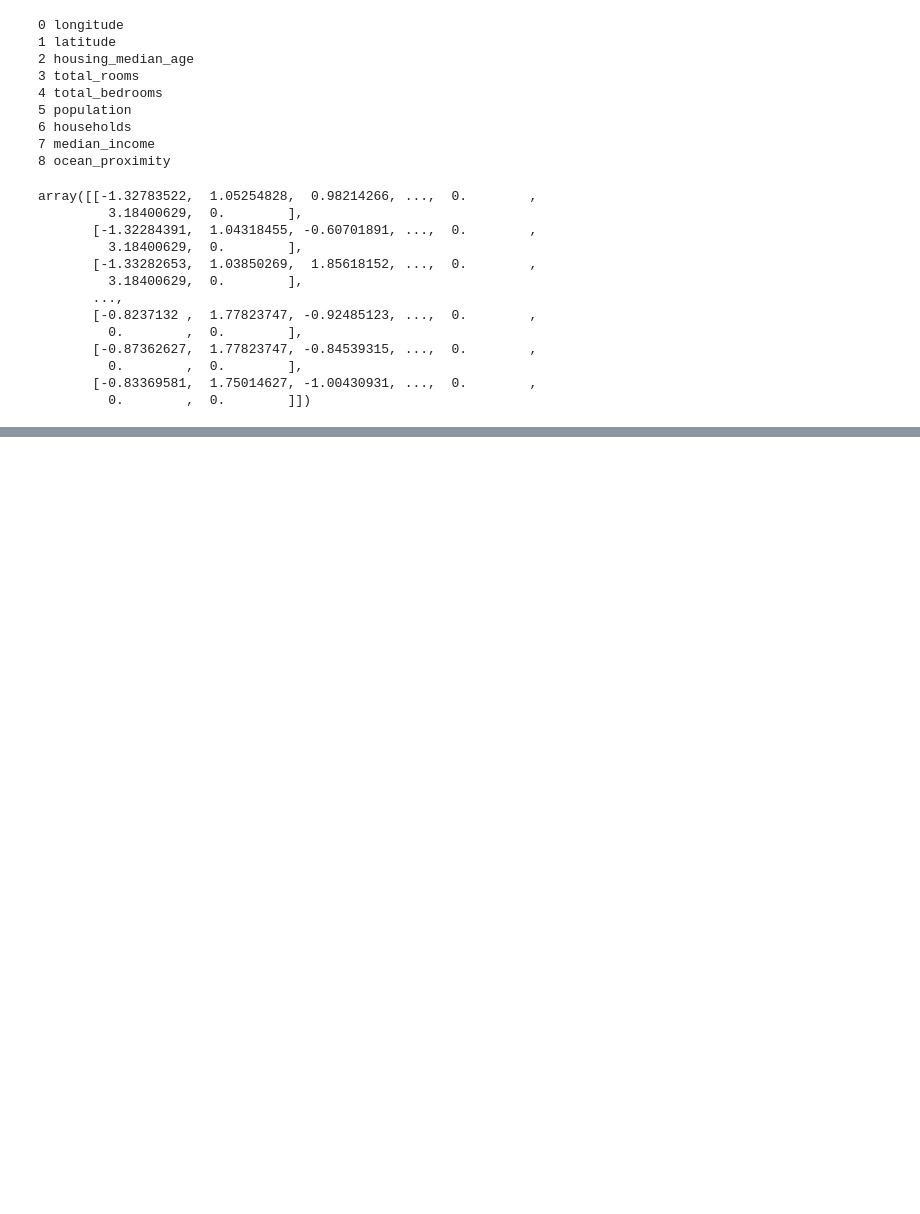
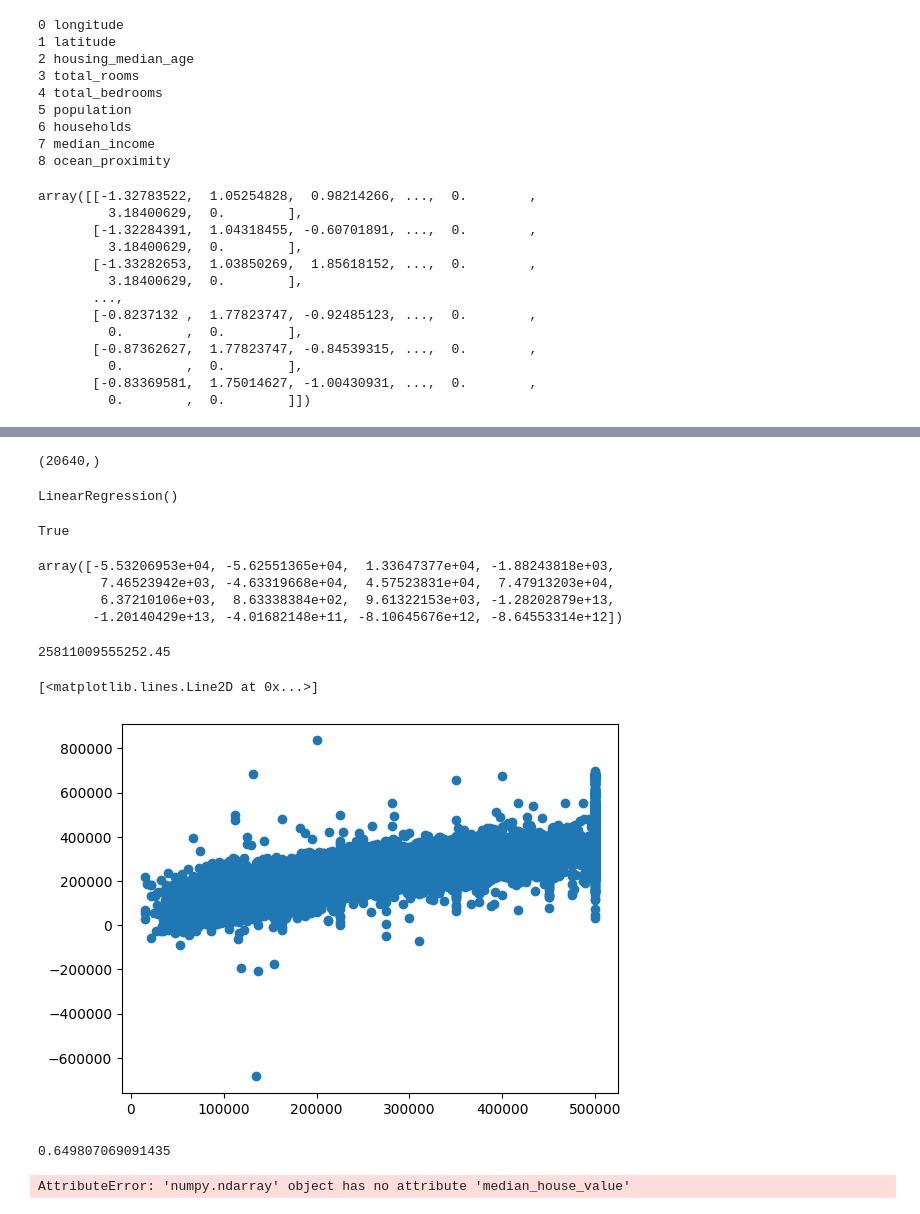
Before and after one commit to SenAkshay/machine_learning_prj, a Jupyter notebook: notebook/eda.ipynb, the cells around one changed output, grey strips where cells are left out. Drawn from its saved outputs; the diff is of its cells as text; code cells hidden in the pictures; blank space fills up the shorter version.

```diff
--- a/notebook/eda.ipynb
+++ b/notebook/eda.ipynb
@@ -260,0 +291,7 @@ array([[-1.32783522,  1.05254828,  0.98214266, ...,  0.        ,
+# %%
+x=train_df
+y= np.array(df.median_house_value)
+y
+y.shape
+# %% [output]
+(20640,)
@@ -260,0 +300,24 @@ array([[-1.32783522,  1.05254828,  0.98214266, ...,  0.        ,
+# %%
+from sklearn.linear_model import LinearRegression
+lr = LinearRegression()
+# %%
+lr.fit(x,y)
+# %% [output]
+LinearRegression()
+# %%
+lr.fit_intercept
+# %% [output]
+True
+# %%
+lr.coef_
+# %% [output]
+array([-5.53206953e+04, -5.62551365e+04,  1.33647377e+04, -1.88243818e+03,
+        7.46523942e+03, -4.63319668e+04,  4.57523831e+04,  7.47913203e+04,
+        6.37210106e+03,  8.63338384e+02,  9.61322153e+03, -1.28202879e+13,
+       -1.20140429e+13, -4.01682148e+11, -8.10645676e+12, -8.64553314e+12])
+# %%
+lr.intercept_
+# %% [output]
+25811009555252.45
+# %%
+y_hat = lr.predict(x)
@@ -260,0 +326,6 @@ array([[-1.32783522,  1.05254828,  0.98214266, ...,  0.        ,
+# %%
+
+plt.plot(y, y_hat, "o")
+# %% [output]
+[<matplotlib.lines.Line2D at 0x...>]
+[figure, added]
@@ -260,0 +334,4 @@ array([[-1.32783522,  1.05254828,  0.98214266, ...,  0.        ,
+# %%
+r2_score(y, y_hat)
+# %% [output]
+0.649807069091435
@@ -260,0 +340,4 @@ array([[-1.32783522,  1.05254828,  0.98214266, ...,  0.        ,
+# %%
+ytest = np.array(test_df.median_house_value)
+# %% [output]
+AttributeError: 'numpy.ndarray' object has no attribute 'median_house_value'
```
Also changed, not shown: parts of 11 cells of this notebook, 5 other files.
